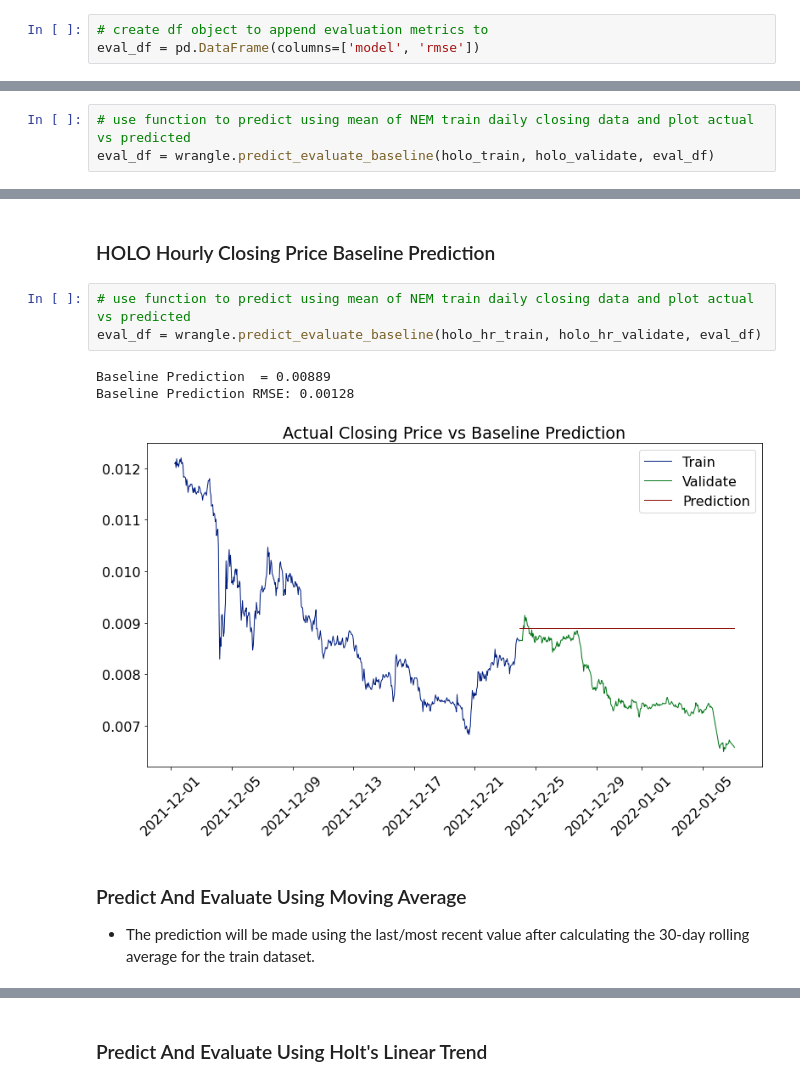
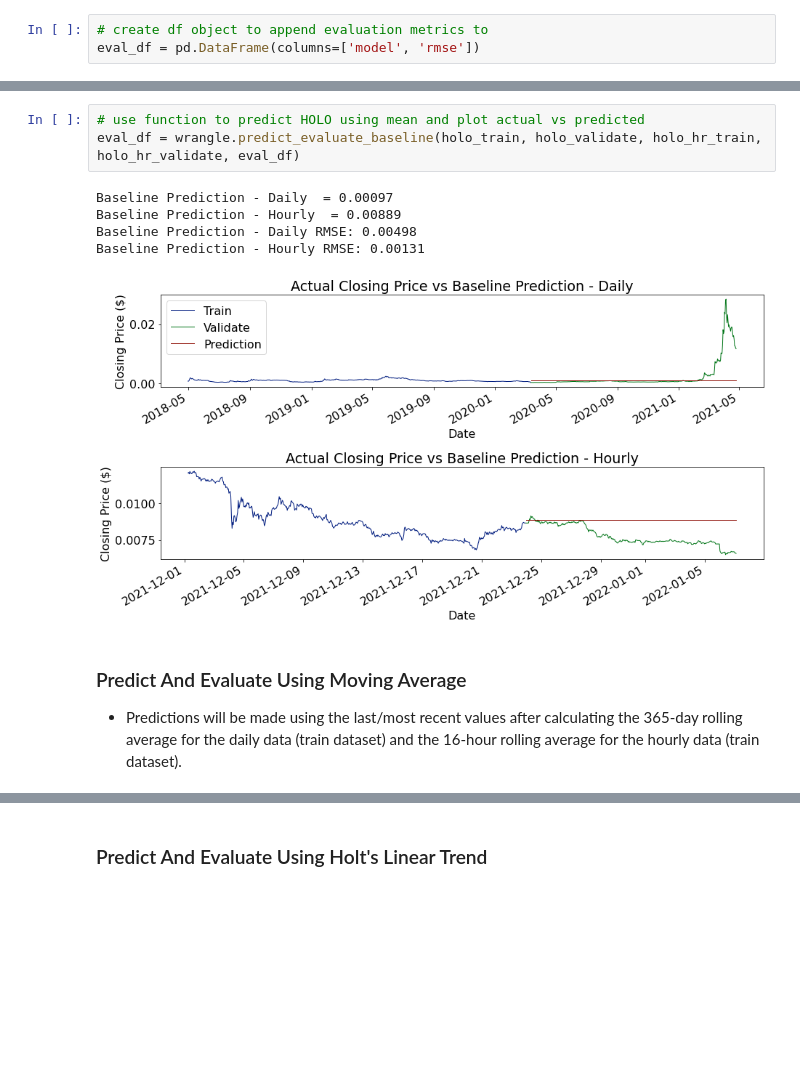
Before and after one commit to lainslie-18/predicting_cryptocurrency_price_with_TSA, a Jupyter notebook: using_tsa_to_predict_cryptocurrency_price_changes.ipynb, the cells around one changed output, grey strips where cells are left out. Drawn from its saved outputs; the diff is of its cells as text; blank space fills up the shorter version.

```diff
--- a/using_tsa_to_predict_cryptocurrency_price_changes.ipynb
+++ b/using_tsa_to_predict_cryptocurrency_price_changes.ipynb
@@ -226,3 +223,0 @@ Baseline Prediction RMSE: 0.0082
-# %%
-# use function to predict using mean of NEM train daily closing data and plot actual vs predicted
-eval_df = wrangle.predict_evaluate_baseline(holo_train, holo_validate, eval_df)
@@ -233,12 +224,12 @@ Baseline Prediction RMSE: 0.00498
-# %% [markdown]
-### HOLO Hourly Closing Price Baseline Prediction
-# %%
-# use function to predict using mean of NEM train daily closing data and plot actual vs predicted
-eval_df = wrangle.predict_evaluate_baseline(holo_hr_train, holo_hr_validate, eval_df)
-# %% [output]
-Baseline Prediction  = 0.00889
-Baseline Prediction RMSE: 0.00128
-[figure, removed]
+# %%
+# use function to predict HOLO using mean and plot actual vs predicted
+eval_df = wrangle.predict_evaluate_baseline(holo_train, holo_validate, holo_hr_train, holo_hr_validate, eval_df)
+# %% [output]
+Baseline Prediction - Daily  = 0.00097
+Baseline Prediction - Hourly  = 0.00889
+Baseline Prediction - Daily RMSE: 0.00498
+Baseline Prediction - Hourly RMSE: 0.00131
+[figure, added]
 # %% [markdown]
 ### Predict And Evaluate Using Moving Average
-* The prediction will be made using the last/most recent value after calculating the 30-day rolling average for the train dataset.
+* Predictions will be made using the last/most recent values after calculating the 365-day rolling average for the daily data (train dataset) and the 16-hour rolling average for the hourly data (train dataset).
```
Also changed, not shown: parts of 27 cells of this notebook, 1 other file.
